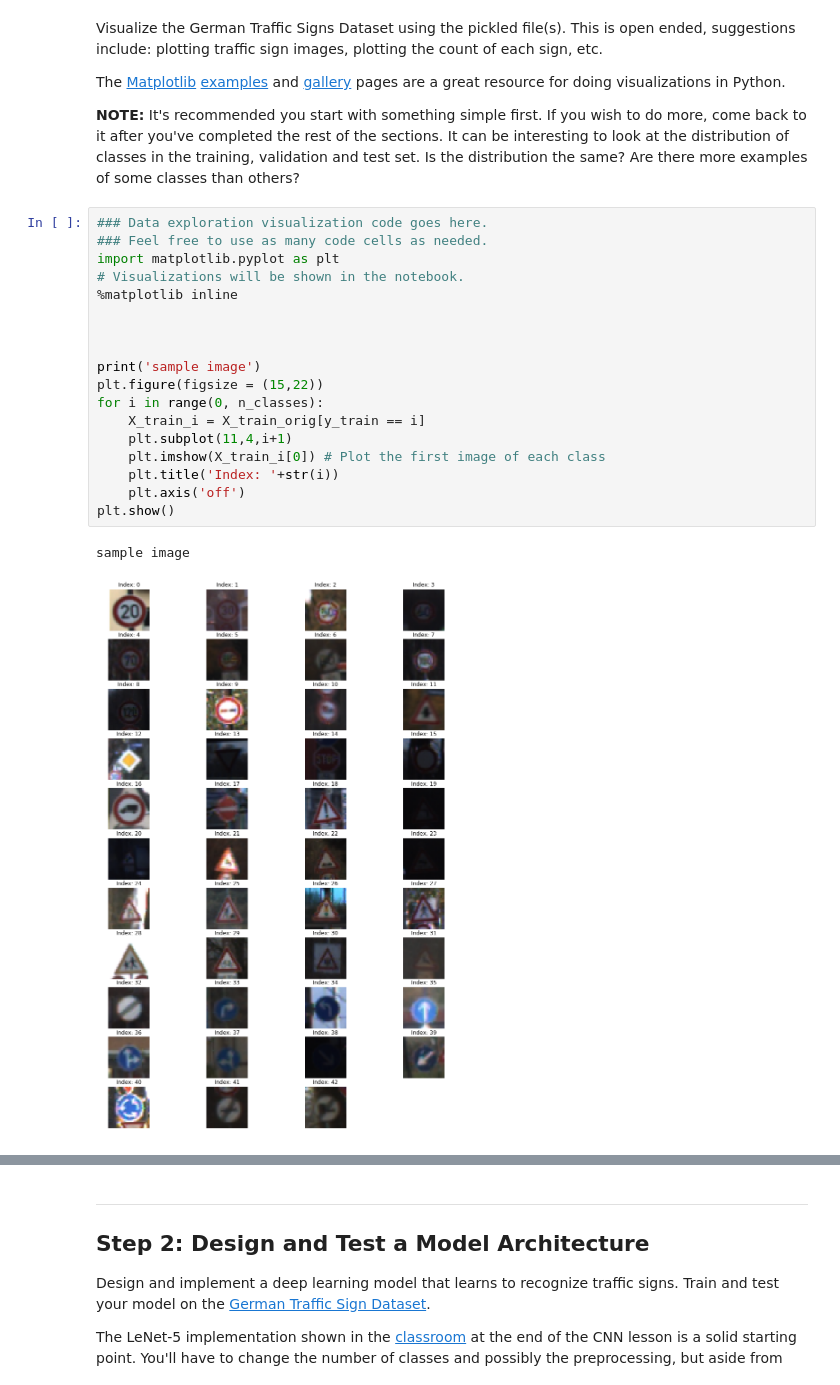
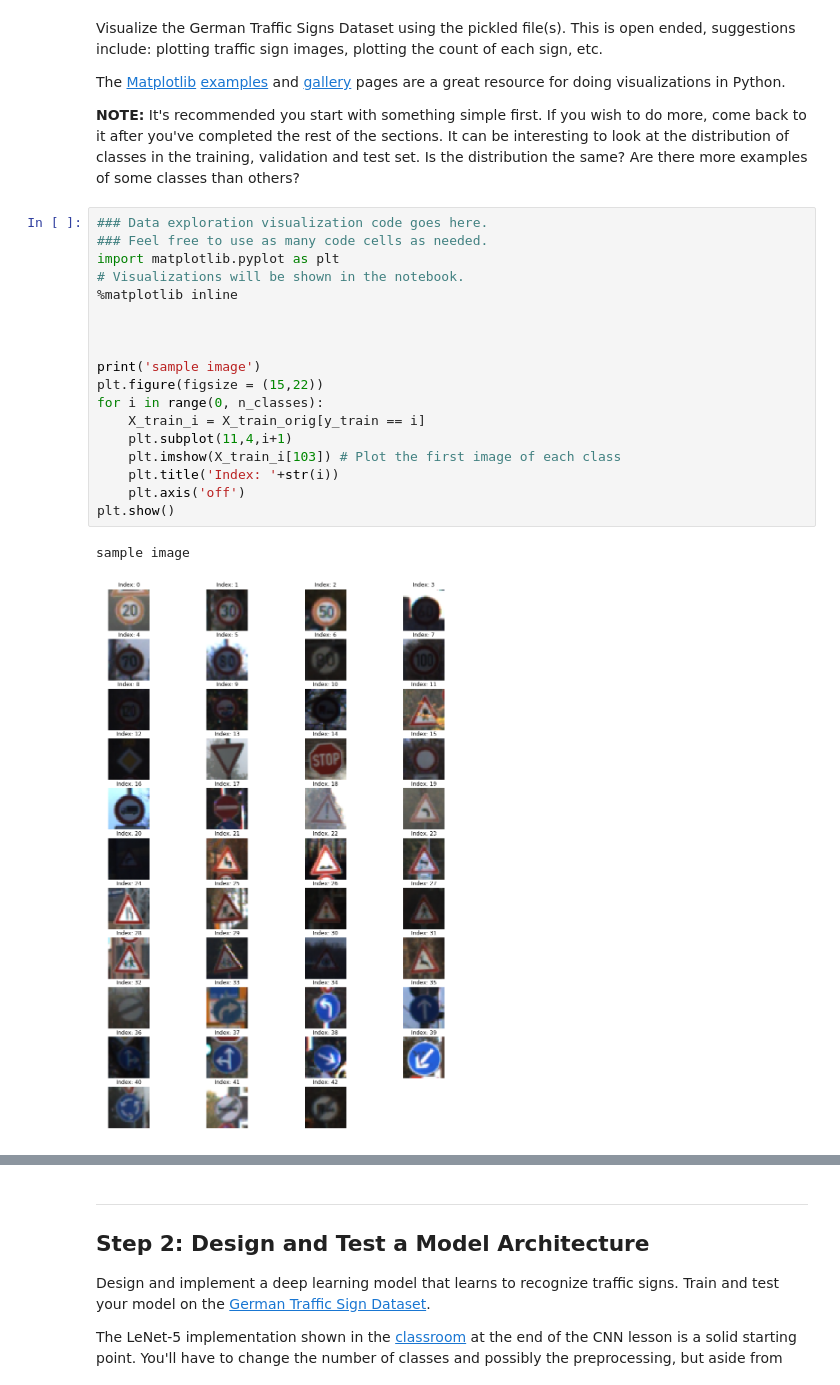
Before and after one commit to LegendaryKim/CarND-Traffic-Sign-Classifier-Project, a Jupyter notebook: Traffic_Sign_Classifier.ipynb, the cells around one changed output, grey strips where cells are left out. Cells and saved outputs as stored; diff of their text form.

```diff
--- a/Traffic_Sign_Classifier.ipynb
+++ b/Traffic_Sign_Classifier.ipynb
@@ -95,24 +95,24 @@ The [Matplotlib](http://matplotlib.org/) [examples](http://matplotlib.org/exampl
 # %%
 ### Data exploration visualization code goes here.
 ### Feel free to use as many code cells as needed.
 import matplotlib.pyplot as plt
 # Visualizations will be shown in the notebook.
 %matplotlib inline
 
 
 
 print('sample image')
 plt.figure(figsize = (15,22))
 for i in range(0, n_classes):
     X_train_i = X_train_orig[y_train == i]
     plt.subplot(11,4,i+1)
-    plt.imshow(X_train_i[0]) # Plot the first image of each class
+    plt.imshow(X_train_i[103]) # Plot the first image of each class
     plt.title('Index: '+str(i))
     plt.axis('off')
 plt.show()
 # %% [output]
 sample image
-[figure, old version]
+[figure, new version]
 # %%
 # Plot a histogram of number of examples of each sign in the training set
 plt.hist(y_train, bins = n_classes)
```
Also changed, not shown: parts of 16 cells of this notebook, 22 other files.
